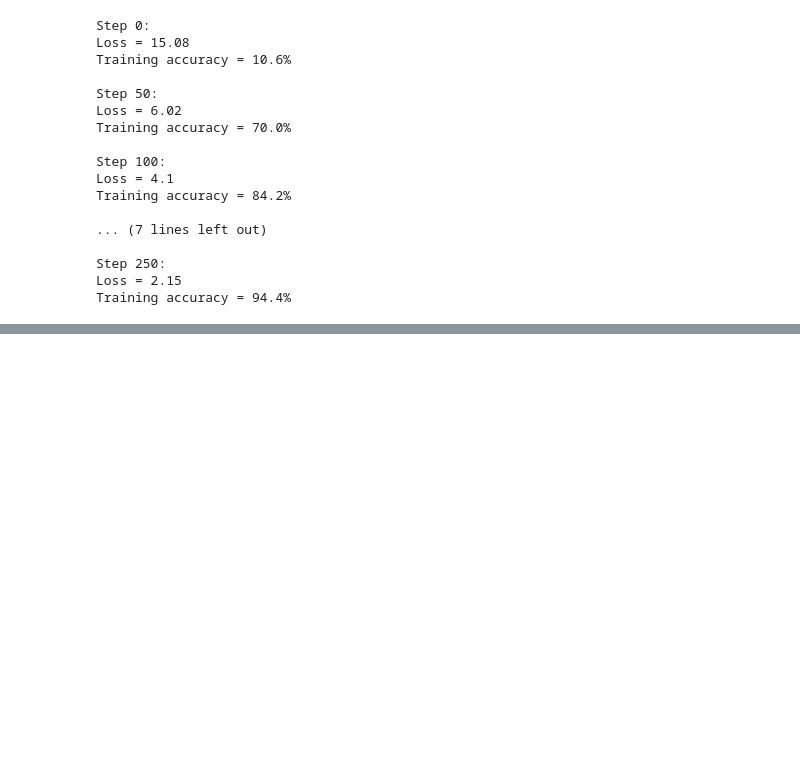
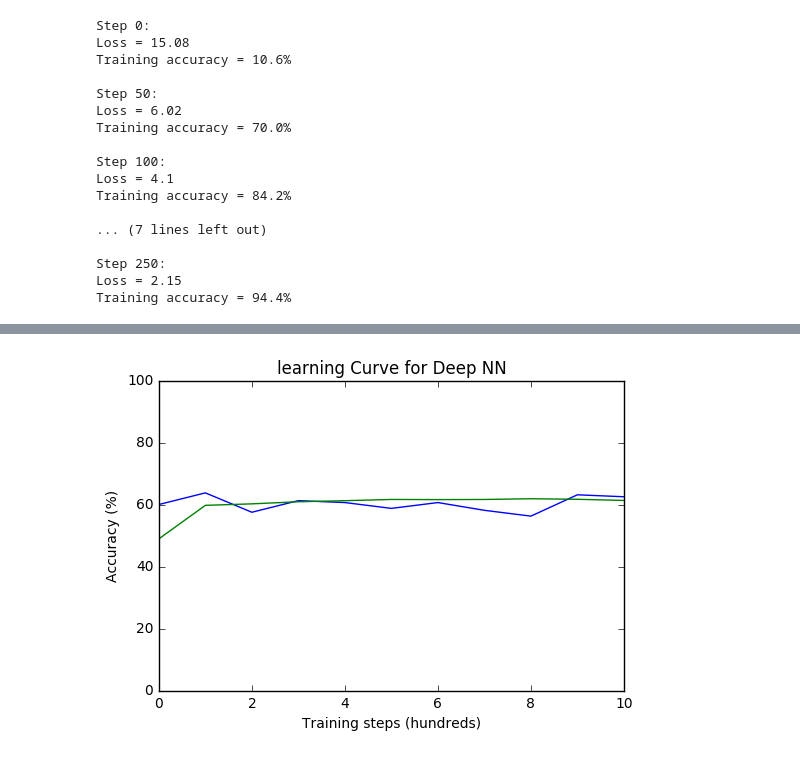
Before and after one commit to charlescc9/deep-learning-image-classification, a Jupyter notebook: svhn_large.ipynb, the cells around one changed output, grey strips where cells are left out. Drawn from its saved outputs; the diff is of its cells as text; code cells hidden in the pictures; blank space fills up the shorter version.

Commit message:
feat: finished deep nerual network optimizations

```diff
--- a/svhn_large.ipynb
+++ b/svhn_large.ipynb
@@ -529,0 +611,12 @@ Step 1000: loss = 215.81, validation accuracy = 6.92%
+# %%
+# Plot training graph to access under/overfitting
+plt.plot(train_accuracies)
+plt.plot(valid_accuracies)
+plt.ylabel('Accuracy (%)')
+plt.xlabel('Training steps (hundreds)')
+plt.ylim(0, 100)
+plt.xlim(0, 10)
+plt.title('learning Curve for Deep NN')
+plt.show()
+# %% [output]
+[figure, added]
```
Also changed, not shown: parts of 3 cells of this notebook.
